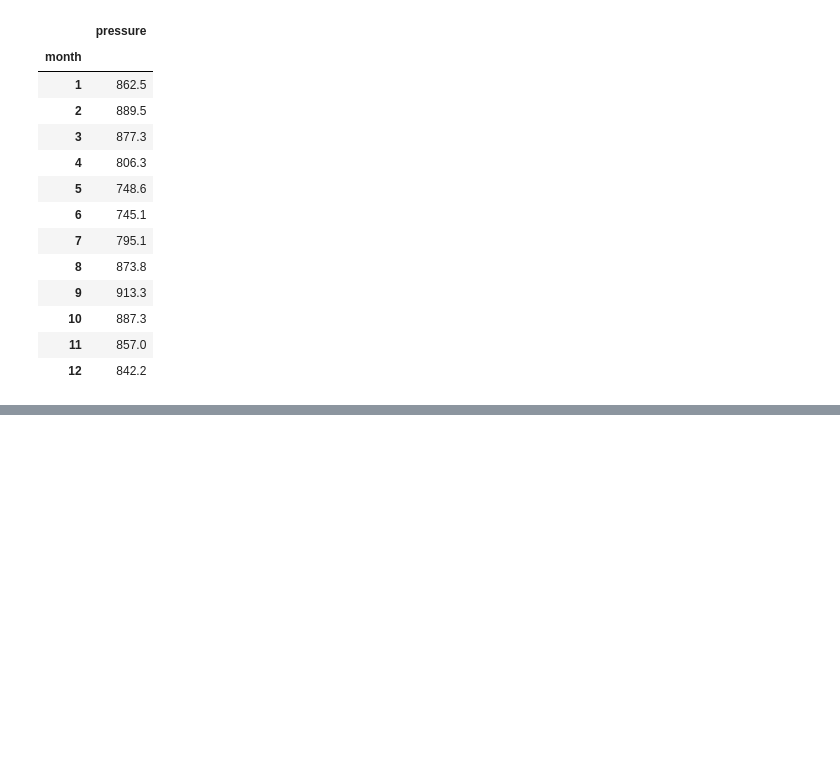
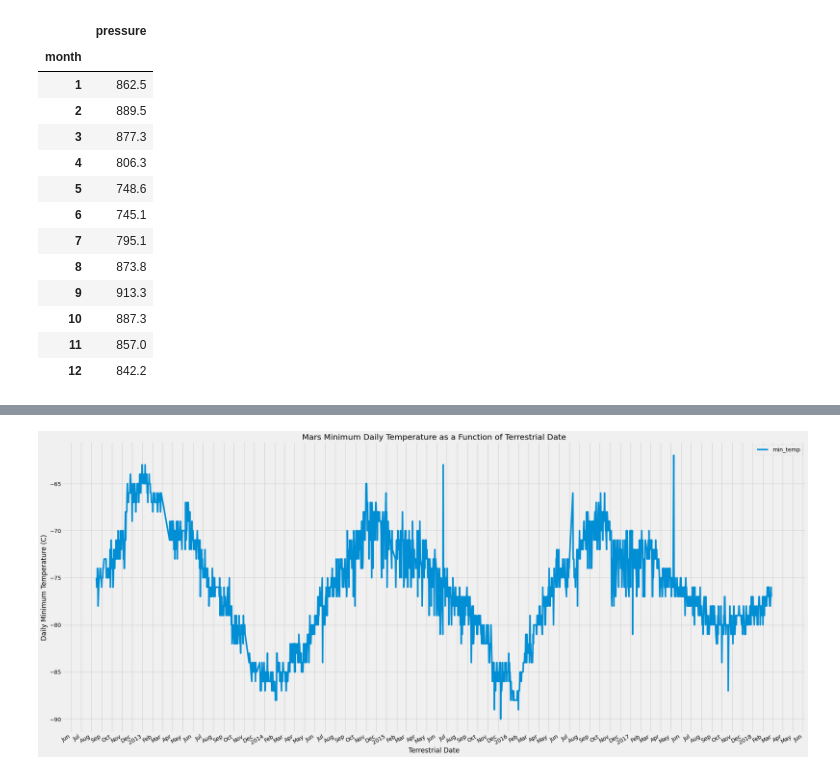
Before and after one commit to Scruffy-Bearie/mars_challenge, a Jupyter notebook: CODING/mars_data_challenge_part_2.ipynb, the cells around one changed output, grey strips where cells are left out. Drawn from its saved outputs; the diff is of its cells as text; code cells hidden in the pictures; blank space fills up the shorter version.

```diff
--- a/CODING/mars_data_challenge_part_2.ipynb
+++ b/CODING/mars_data_challenge_part_2.ipynb
@@ -142,0 +165,18 @@ marsyearest
+# %%
+import matplotlib.dates as mdates
+
+from matplotlib import style
+style.use('fivethirtyeight')
+
+ax = marsyearest.plot.line(figsize=(30, 15))
+
+ax.xaxis.set_major_formatter(mdates.ConciseDateFormatter(ax.xaxis.get_major_locator()))
+ax.xaxis.set_major_locator(mdates.MonthLocator(bymonth=(1,2,3,4,5,6,7,8,9,10,11,12)))
+
+ax.set_xlabel('Terrestrial Date')
+ax.set_ylabel('Daily Minimum Temperature (C)')
+ax.set_title('Mars Minimum Daily Temperature as a Function of Terrestrial Date')
+
+plt.savefig("../IMAGES/Fig5.png")
+# %% [output]
+[figure, added]
```
Also changed, not shown: parts of 5 cells of this notebook, 6 other files.
